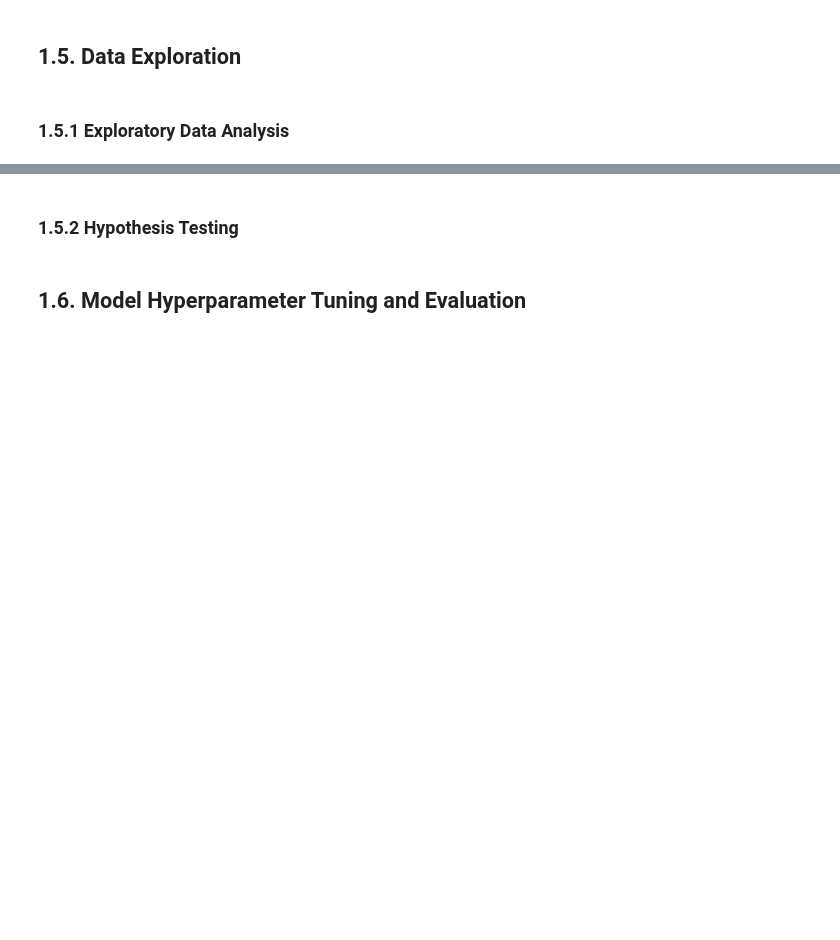
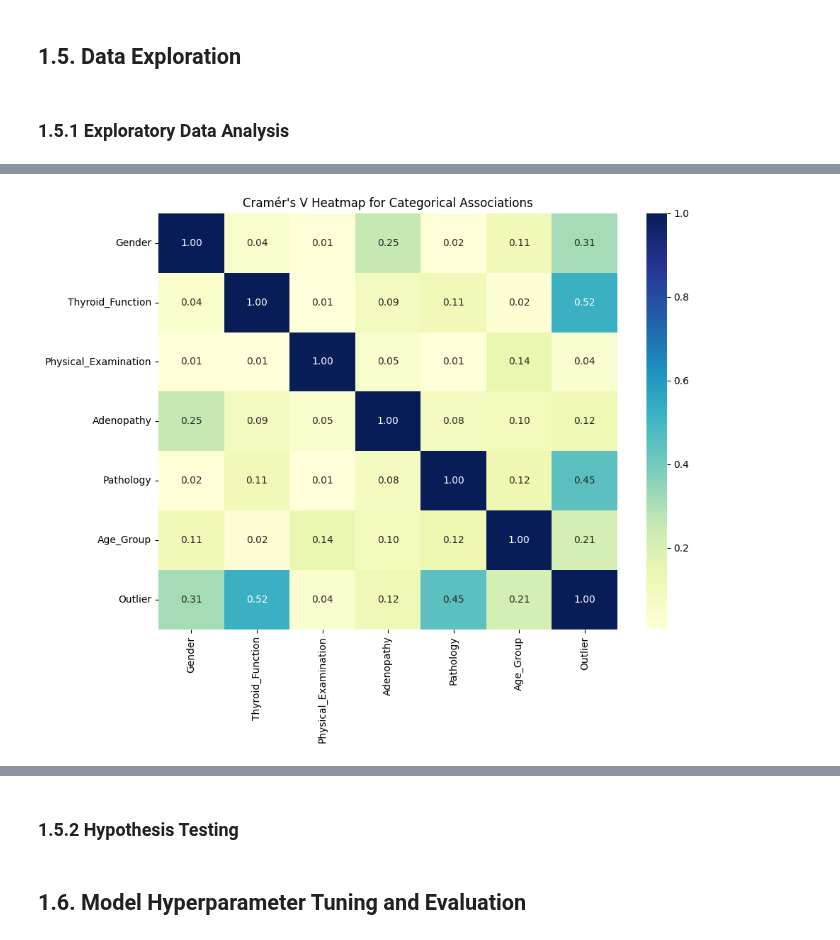
Before and after one commit to JohnPaulinePineda/Portfolio_Project_61, a Jupyter notebook: codes/DetectingAndEvaluatingAnomaliesInCategoricalDataUnderSupervisedAndUnsupervisedSettings.ipynb, the cells around one changed output, grey strips where cells are left out. Saved outputs shown, nothing was run; the diff lists cells and outputs as text; code cells hidden in the pictures; blank space fills up the shorter version.

```diff
--- a/codes/DetectingAndEvaluatingAnomaliesInCategoricalDataUnderSupervisedAndUnsupervisedSettings.ipynb
+++ b/codes/DetectingAndEvaluatingAnomaliesInCategoricalDataUnderSupervisedAndUnsupervisedSettings.ipynb
@@ -1529,0 +1726,9 @@ y_test.to_csv(os.path.join("..", DATASETS_FINAL_TEST_TARGET_PATH, "y_test.csv"),
+# %%
+##################################
+# Computing Cramér’s V to estimatte the association strength between categorical variables
+# and displaying a correlation heatmap of label-encoded categorical features
+# to identify relationships and potential redundancy
+##################################
+plot_cramers_v_heatmap(thyroid_cancer_train_EDA)
+# %% [output]
+[figure, added]
```
Also changed, not shown: parts of 37 cells of this notebook, 1 other file.
